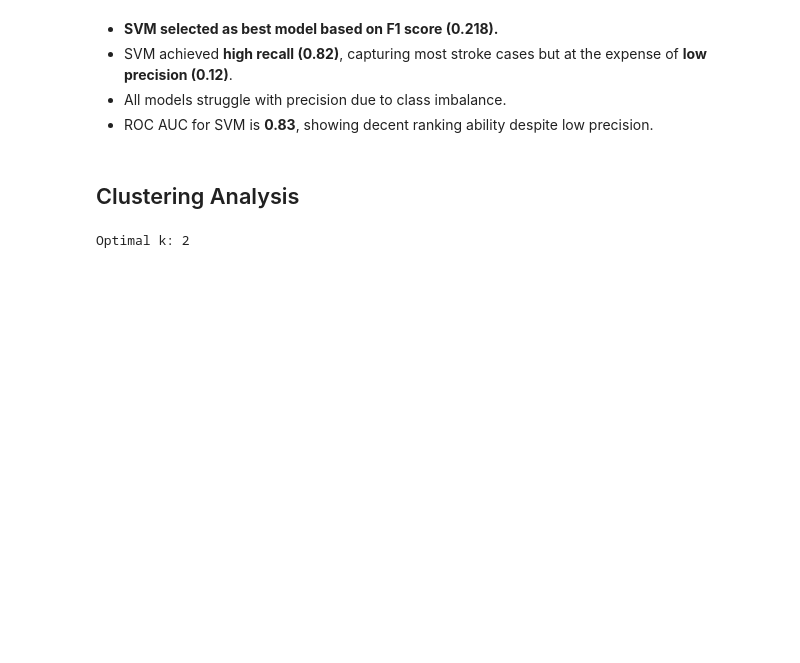
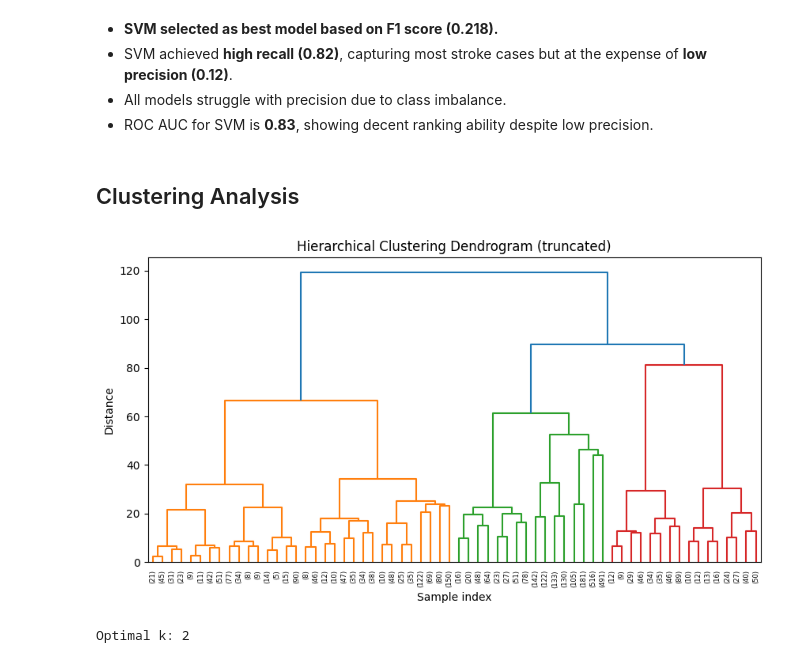
Before and after one commit to Geno212/Early-prediction-of-stroke-risk, a Jupyter notebook: notebooks/stroke_prediction_2.ipynb, the cells around one changed output. Drawn from its saved outputs; the diff is of its cells as text; code cells hidden in the pictures; blank space fills up the shorter version.

Commit message:
add hierarichal clustering

```diff
--- a/notebooks/stroke_prediction_2.ipynb
+++ b/notebooks/stroke_prediction_2.ipynb
@@ -268,6 +268,17 @@ Selected Best Model: SVM
 - ROC AUC for SVM is **0.83**, showing decent ranking ability despite low precision.
 # %% [markdown]
 ## Clustering Analysis
+# %%
+# 11.1 Hierarchical Clustering
+linked = linkage(X_train_scaled, method='ward')
+plt.figure(figsize=(10,5))
+dendrogram(linked, truncate_mode='level', p=5)
+plt.title('Hierarchical Clustering Dendrogram (truncated)')
+plt.xlabel('Sample index')
+plt.ylabel('Distance')
+plt.show()
+# %% [output]
+[figure, added]
 # %%
 silhouette_scores = []
 k_range = range(2, 8)
```
